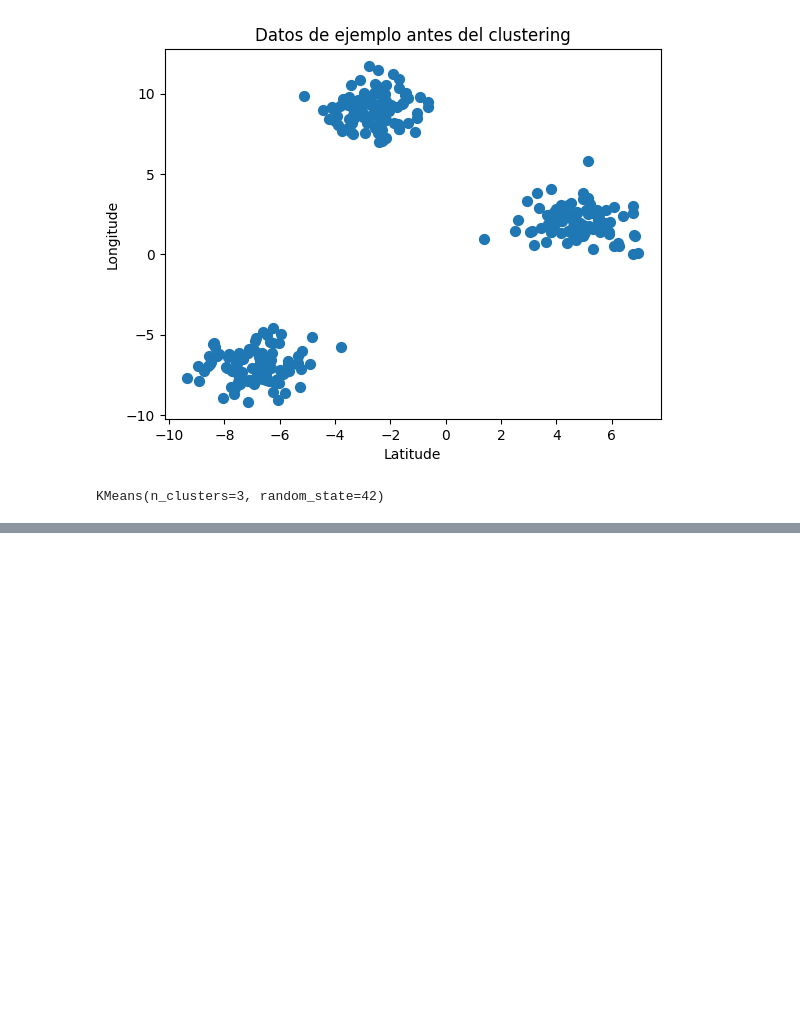
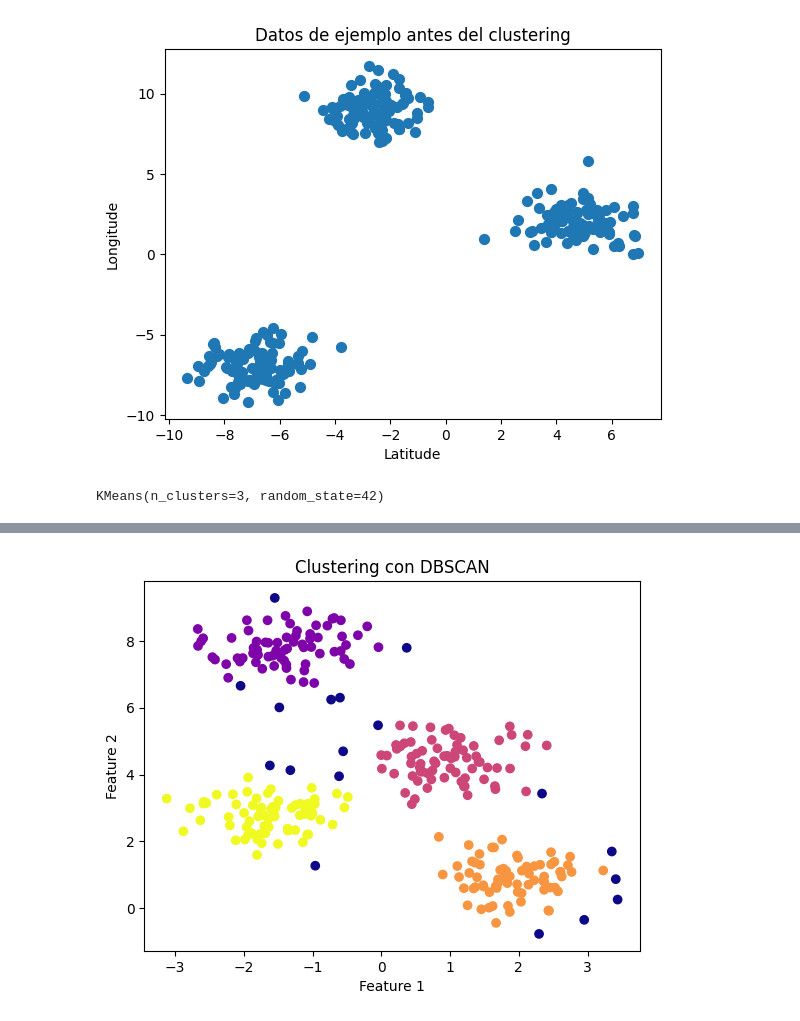
Before and after one commit to SamuelHollis/unsupervised-ML, a Jupyter notebook: src/explore.ipynb, the cells around one changed output, grey strips where cells are left out. Cells and saved outputs as stored; diff of their text form; code cells hidden in the pictures; blank space fills up the shorter version.

```diff
--- a/src/explore.ipynb
+++ b/src/explore.ipynb
@@ -96,0 +167,16 @@ labels = model.labels_
+# %%
+# Generar datos de ejemplo
+data, y = make_blobs(n_samples=300, centers=4, cluster_std=0.60, random_state=0)
+
+# Aplicar el algoritmo DBSCAN
+dbscan = DBSCAN(eps=0.5, min_samples=5)
+labels = dbscan.fit_predict(data)
+
+# Visualizar los resultados
+plt.scatter(data[:, 0], data[:, 1], c=labels, cmap='plasma')
+plt.title("Clustering con DBSCAN")
+plt.xlabel("Feature 1")
+plt.ylabel("Feature 2")
+plt.show()
+# %% [output]
+[figure, added]
```
Also changed, not shown: parts of 9 cells of this notebook.
